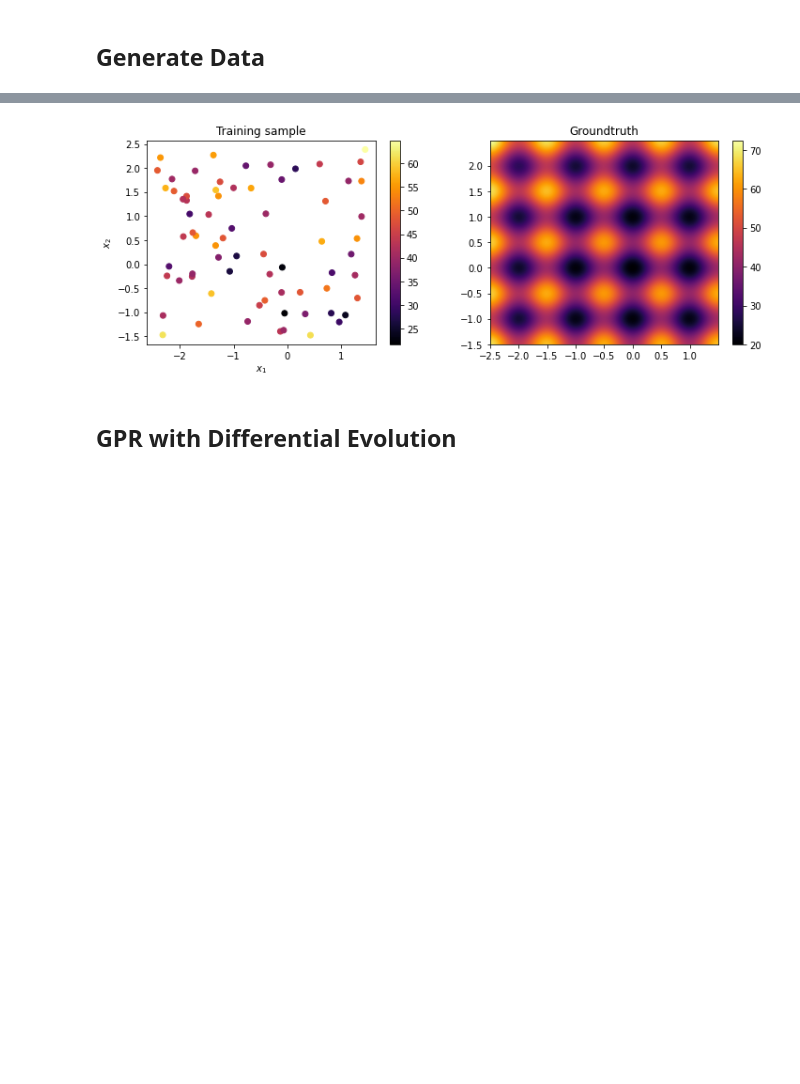
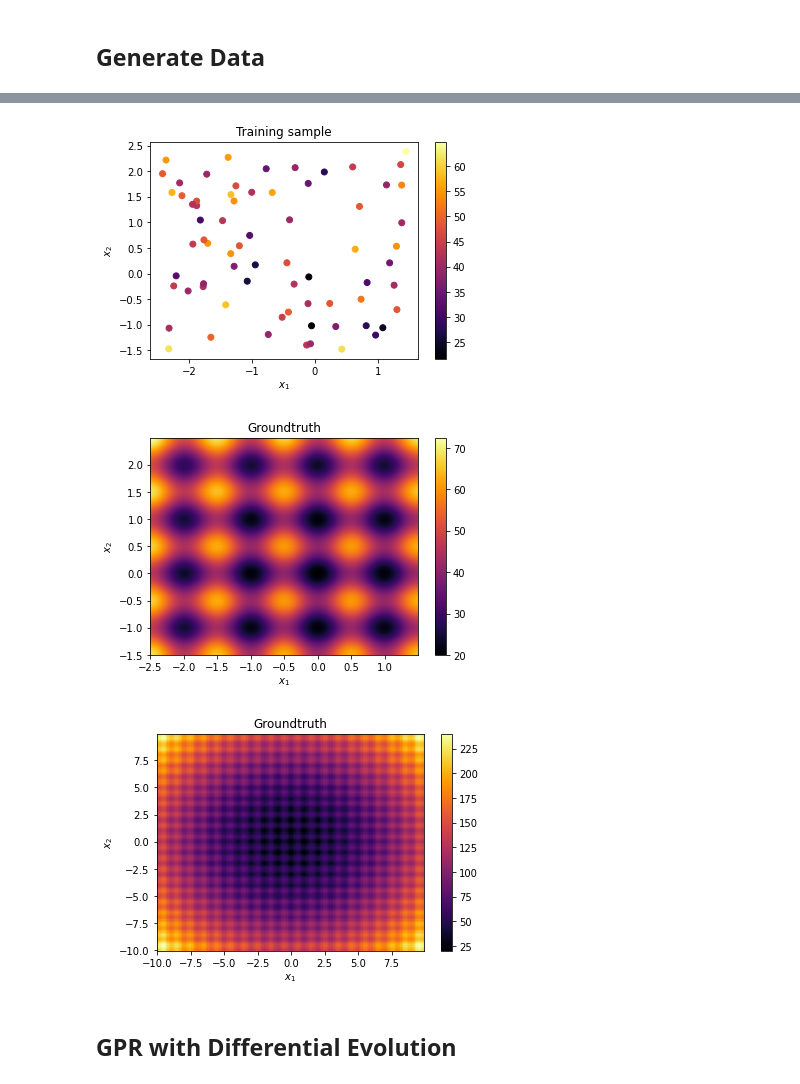
Before and after one commit to PascalKnoll/Investigation-of-Particle-Swarm-Optimization, a Jupyter notebook: clean_notebook.ipynb, the cells around one changed output, grey strips where cells are left out. Saved outputs shown, nothing was run; the diff lists cells and outputs as text; code cells hidden in the pictures; blank space fills up the shorter version.

Commit message:
Cleans notebook and adds plots

```diff
--- a/clean_notebook.ipynb
+++ b/clean_notebook.ipynb
@@ -31,22 +29,32 @@ y_pred = gpr_rs.predict(X.T)
 
 # Video("PSO.mp4")
 # %%
-import matplotlib.pyplot as plt
-
-plt.figure(figsize=(12,4))
-plt.subplot(121)
 plt.scatter(X[0], X[1], c=y, cmap="inferno")
 plt.title("Training sample")
 plt.ylabel("$x_2$")
 plt.xlabel("$x_1$")
 plt.colorbar()
-plt.subplot(122)
+plt.show()
+
+# plt.figure(dpi=600)
+plt.ylabel("$x_2$")
+plt.xlabel("$x_1$")
 m = np.arange(-2.5,1.5,0.001)
 p = np.arange(-1.5,2.5,0.001)
 visualize_meshgrid(m, p, target_func, title='Groundtruth')
 plt.show()
+
+# plt.figure(dpi=600)
+plt.ylabel("$x_2$")
+plt.xlabel("$x_1$")
+m = np.arange(-10,10,0.1)
+p = np.arange(-10,10,0.1)
+visualize_meshgrid(m, p, target_func, title='Groundtruth')
+plt.show()
 # %% [output]
-[figure, old version]
+[figure, new version]
+[figure, added]
+[figure, added]
 # %% [markdown]
 ## GPR with Differential Evolution
 # %%
```
Also changed, not shown: parts of 15 cells of this notebook, 4 other files.
